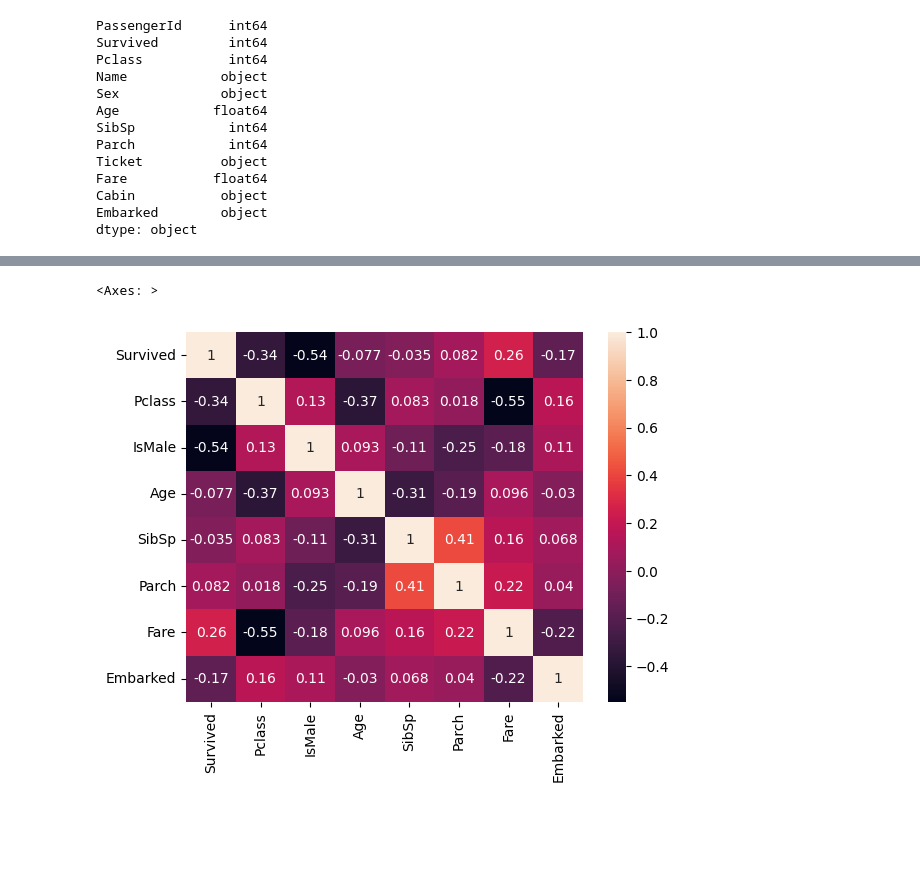
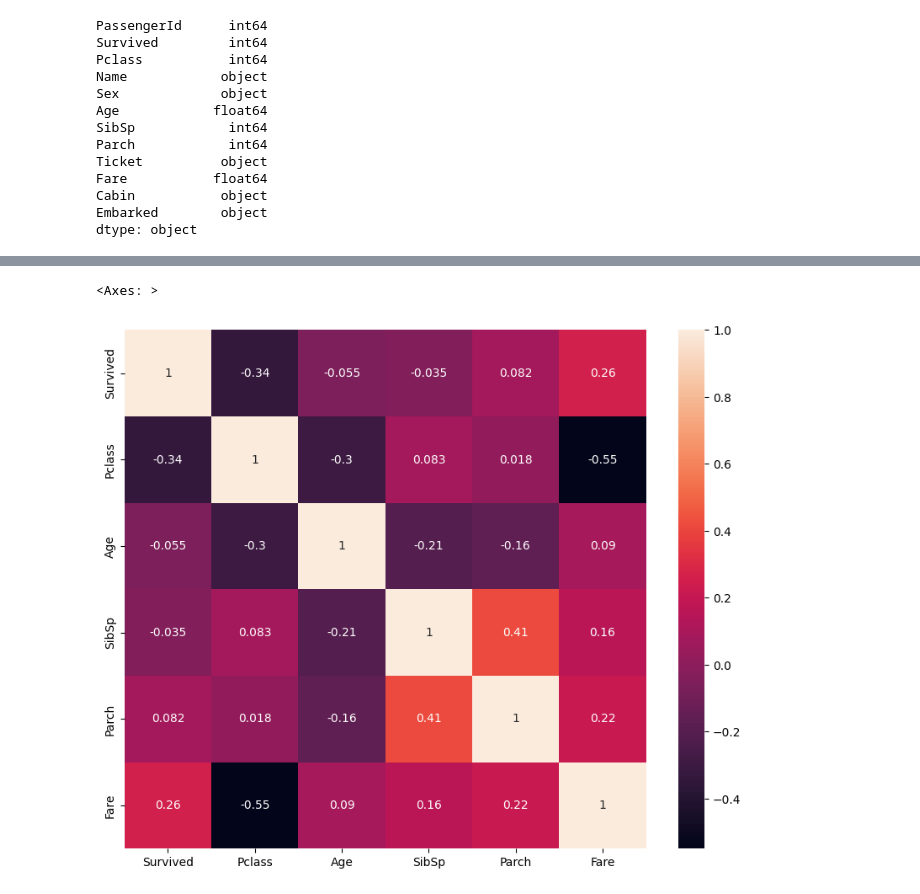
Before and after one commit to Alveaenerle/titanic-survival-prediction, a Jupyter notebook: main.ipynb, the cells around one changed output, grey strips where cells are left out. Cells and saved outputs as stored; diff of their text form; code cells hidden in the pictures; blank space fills up the shorter version.

```diff
--- a/main.ipynb
+++ b/main.ipynb
@@ -53,4 +86,17 @@ df_train = df_train.rename(columns={"Sex": "IsMale"})
+# %%
+age_nan_mask = df_train["Age"].isna()
+test_age_nan_mask = df_test["Age"].isna()
+
+missing_size = age_nan_mask.sum()
+test_missing_size = test_age_nan_mask.sum()
+
+random_ages = np.random.normal(loc=28, scale=14, size=missing_size)
+test_random_ages = np.random.normal(loc=27, scale=14, size=test_missing_size)
+
+df_train.loc[age_nan_mask, "Age"] = random_ages
+df_test.loc[test_age_nan_mask, "Age"] = test_random_ages
 # %%
-df_train = df_train.drop(columns=["Name", "PassengerId", "Cabin", "Ticket"])
+df_train = df_train.drop(columns=["Name", "PassengerId"])
+df_test = df_test.drop(columns=["Name"])
 df_train.head()
 # %% [output]
@@ -63 +109,4 @@ df_train.head()
+# %%
+df_train["Cabin"] = df_train["Cabin"].fillna("No_Attr")
+df_test["Cabin"] = df_test["Cabin"].fillna("No_Attr")
 # %%
@@ -76,6 +131,0 @@ dtype: int64
-# %%
-sns.barplot(df_train[df_train["Survived"] == 1].groupby("Embarked").size() / df_train.groupby("Embarked").size())
-plt.title("Survive chance by Port of Embarkation")
-plt.show()
-df_train["Embarked"] = df_train["Embarked"].apply(lambda x: 0 if x == 'C' else 1 if x=='Q' else 2)
-df_train.head()
@@ -90,5 +162,6 @@ df_train.head()
 # %%
+plt.figure(figsize=(10, 8))
 sns.heatmap(df_train.corr(numeric_only=True),annot=True)
 # %% [output]
 <Axes: >
-[figure, old version]
+[figure, new version]
```
Also changed, not shown: parts of 23 cells of this notebook, 1 other file.
